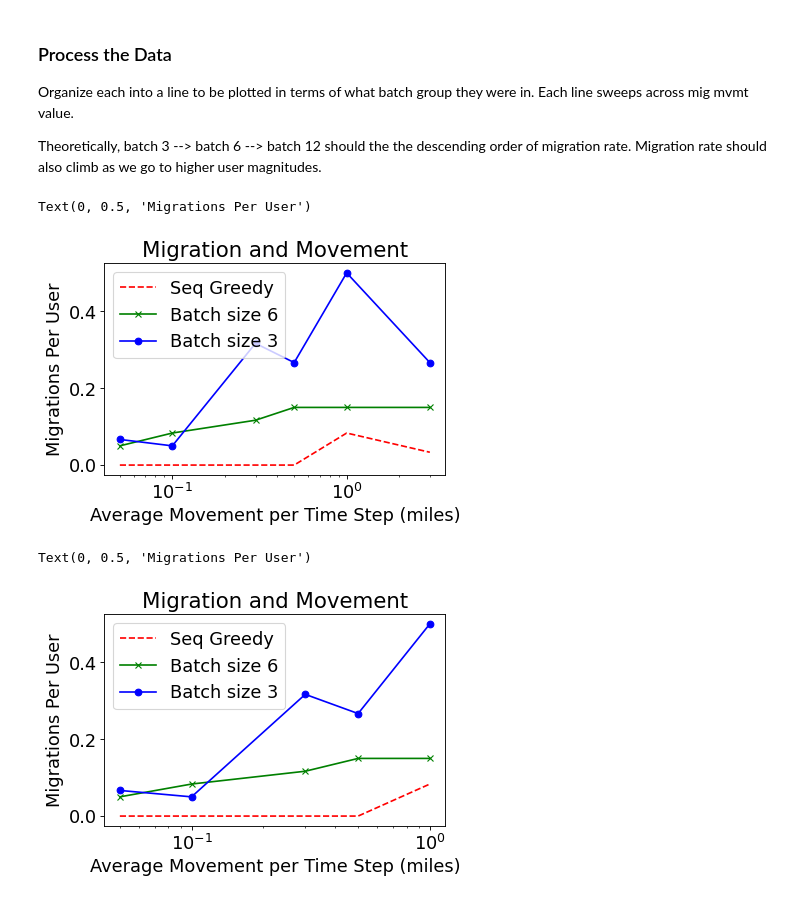
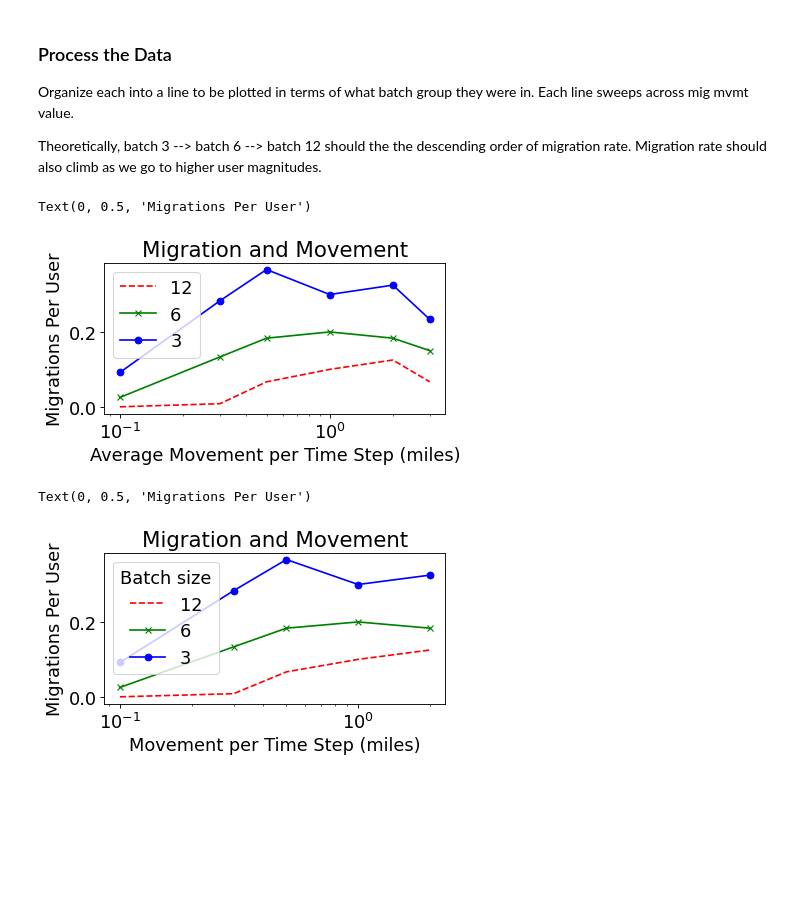
Before and after one commit to tj-kim/MEC_python, a Jupyter notebook: simulations/sim 05 user mobility sweep.ipynb, the cells around one changed output. Drawn from its saved outputs; the diff is of its cells as text; code cells hidden in the pictures; blank space fills up the shorter version.

Commit message:
finished all diagrams

```diff
--- a/simulations/sim 05 user mobility sweep.ipynb
+++ b/simulations/sim 05 user mobility sweep.ipynb
@@ -51,7 +51,7 @@ This is the magnitude they move in.
 We will also sweep batch rate.
 # %%
 batch_settings = [0,3,6]
-mvmt_mag_settings = [1/0.05,1/0.1,1/0.3,1/0.5,1/1,1/3]
+mvmt_mag_settings = [1/0.1,1/0.3,1/0.5,1/1,1/2,1/3]
 batch_mig_stores = {}
 for val in batch_settings:
     for mvmt in mvmt_mag_settings:
@@ -59,7 +59,7 @@ for val in batch_settings:
 # %% [markdown]
 ### Run 10 trials each for each setting
 # %%
-num_trial = 5
+num_trial = 10
 key = "mig_rate"
 
 for (i,batch_val, mvmt_mag) in itertools.product(range(num_trial),batch_settings,mvmt_mag_settings):
@@ -118,52 +118,52 @@ for (batch_val, mvmt_mag) in itertools.product(batch_settings,mvmt_mag_settings)
 import matplotlib
 import matplotlib.pyplot as plt
 from matplotlib.pyplot import figure
 
 # Set Font Size Limitations
 font = {'family' : 'normal',
         'weight' : 'normal',
         'size'   : 16}
 
 matplotlib.rc('font', **font)
-figure(num=None, figsize=(5.5, 3.5), dpi=80, facecolor='w', edgecolor='k')
+figure(num=None, figsize=(5.5, 2.5), dpi=80, facecolor='w', edgecolor='k')
 
 x_ax = np.divide(1,mvmt_mag_settings)
 
 SG2 = [0.1,0.4,1,1.5,2.5,3.2]
 B3 = [0.3,0.7,1.6,1.9,3.2,4]
 B6 = [0.3,0.4,1.1,2.0,2.7,3.4]
 
 # plt.plot(x_ax, SG2, 'r--', label = 'Seq Greedy')
 # plt.plot(x_ax, B6, 'g-x', label = 'Batch size 6')
 # plt.plot(x_ax, B3, 'b-o', label = 'Batch size 3')
 
-plt.plot(x_ax, np.multiply(batch_0_migs,1/len(jobs)), 'r--', label = 'Seq Greedy')
-plt.plot(x_ax, np.multiply(batch_6_migs,1/len(jobs)), 'g-x', label = 'Batch size 6')
-plt.plot(x_ax, np.multiply(batch_3_migs,1/len(jobs)), 'b-o', label = 'Batch size 3')
+plt.plot(x_ax, np.multiply(batch_0_migs,1/len(jobs)), 'r--', label = '12')
+plt.plot(x_ax, np.multiply(batch_6_migs,1/len(jobs)), 'g-x', label = '6')
+plt.plot(x_ax, np.multiply(batch_3_migs,1/len(jobs)), 'b-o', label = '3')
 plt.xticks(x_ax)
 plt.xscale('log')
 plt.legend(loc = 'upper left')
 
 plt.title('Migration and Movement')
 plt.xlabel('Average Movement per Time Step (miles)')
 plt.ylabel('Migrations Per User')
 # %% [output]
 Text(0, 0.5, 'Migrations Per User')
-[figure, old version]
+[figure, new version]
 # %%
 matplotlib.rc('font', **font)
-figure(num=None, figsize=(5.5, 3.5), dpi=80, facecolor='w', edgecolor='k')
+figure(num=None, figsize=(5.5, 2.5), dpi=80, facecolor='w', edgecolor='k')
 
-plt.plot(x_ax[:-1], np.multiply(batch_0_migs[:-1],1/len(jobs)), 'r--', label = 'Seq Greedy')
-plt.plot(x_ax[:-1], np.multiply(batch_6_migs[:-1],1/len(jobs)), 'g-x', label = 'Batch size 6')
-plt.plot(x_ax[:-1], np.multiply(batch_3_migs[:-1],1/len(jobs)), 'b-o', label = 'Batch size 3')
+plt.plot(x_ax[:-1], np.multiply(batch_0_migs[:-1],1/len(jobs)), 'r--', label = '12')
+plt.plot(x_ax[:-1], np.multiply(batch_6_migs[:-1],1/len(jobs)), 'g-x', label = '6')
+plt.plot(x_ax[:-1], np.multiply(batch_3_migs[:-1],1/len(jobs)), 'b-o', label = '3')
 plt.xticks(x_ax)
 plt.xscale('log')
-plt.legend(loc = 'upper left')
+plt.legend(title = "Batch size", loc = 'upper left')
 
 plt.title('Migration and Movement')
-plt.xlabel('Average Movement per Time Step (miles)')
+plt.xlabel('Movement per Time Step (miles)')
 plt.ylabel('Migrations Per User')
 # %% [output]
 Text(0, 0.5, 'Migrations Per User')
-[figure, old version]
+[figure, new version]
```
Also changed, not shown: parts of 1 cell of this notebook, 3 other files.
